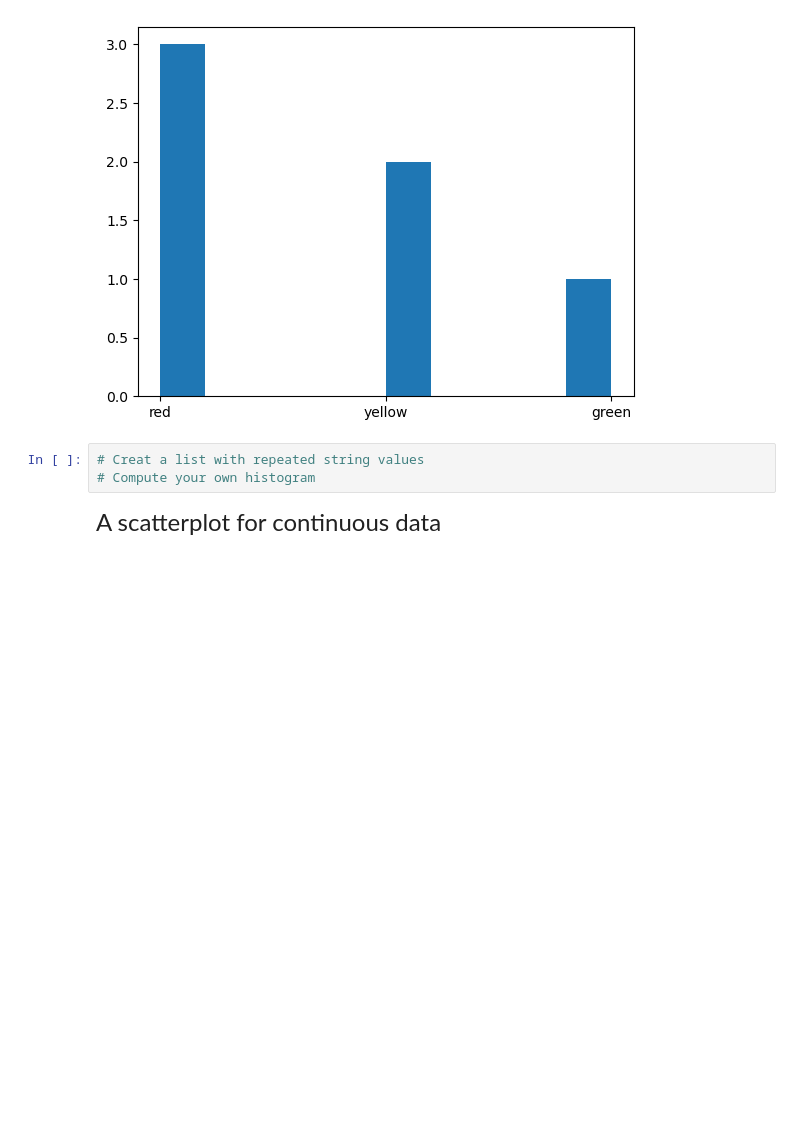
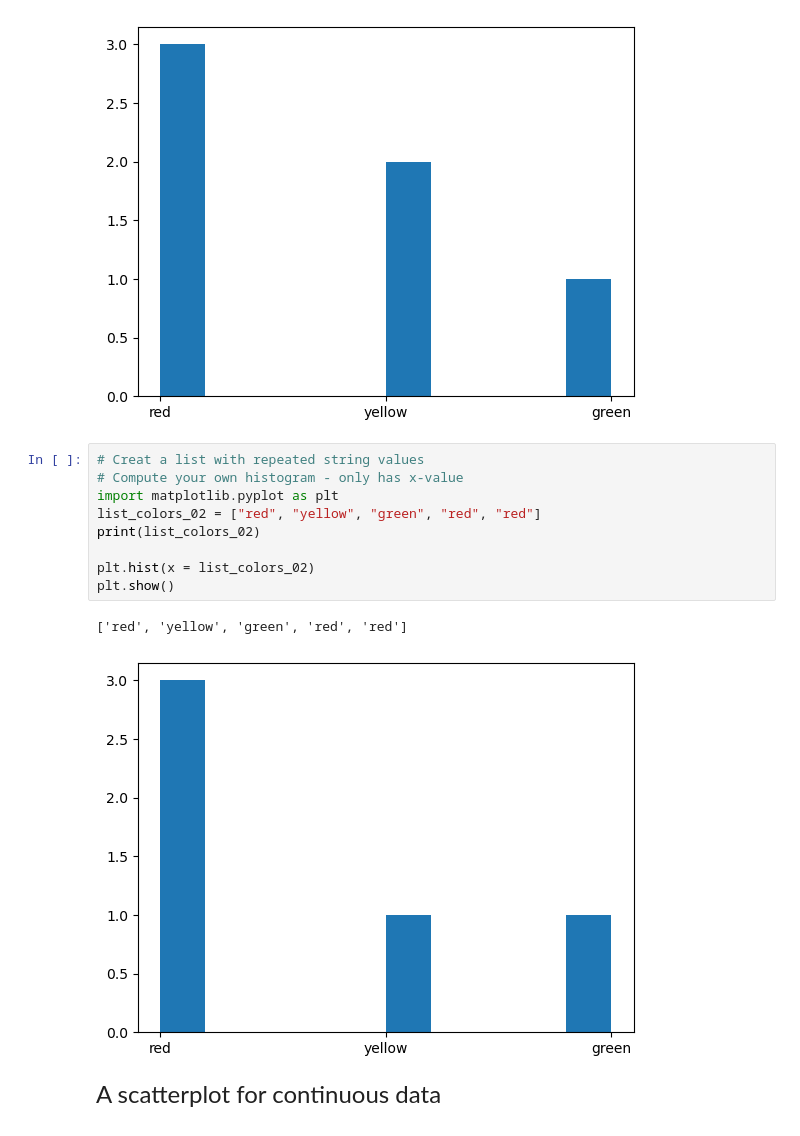
Before and after one commit to maxinehb/qtm151, a Jupyter notebook: lectures/lecture-03/03-variables-lists.ipynb, the cells around one changed output. Saved outputs shown, nothing was run; the diff lists cells and outputs as text; blank space fills up the shorter version.

```diff
--- a/lectures/lecture-03/03-variables-lists.ipynb
+++ b/lectures/lecture-03/03-variables-lists.ipynb
@@ -271,7 +271,16 @@ plt.hist(x = list_list)
 [figure]
 # %%
 # Creat a list with repeated string values
-# Compute your own histogram
+# Compute your own histogram - only has x-value
+import matplotlib.pyplot as plt
+list_colors_02 = ["red", "yellow", "green", "red", "red"]
+print(list_colors_02)
+
+plt.hist(x = list_colors_02)
+plt.show()
+# %% [output]
+['red', 'yellow', 'green', 'red', 'red']
+[figure, added]
 # %% [markdown]
 <font size="5">
 
```
Also changed, not shown: parts of 4 cells of this notebook.
